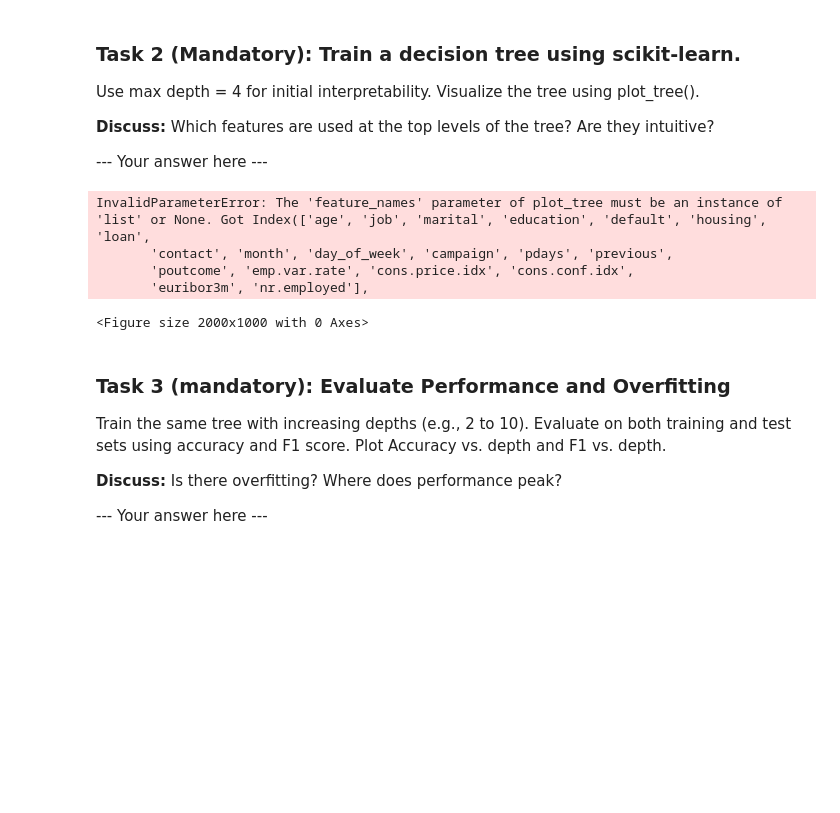
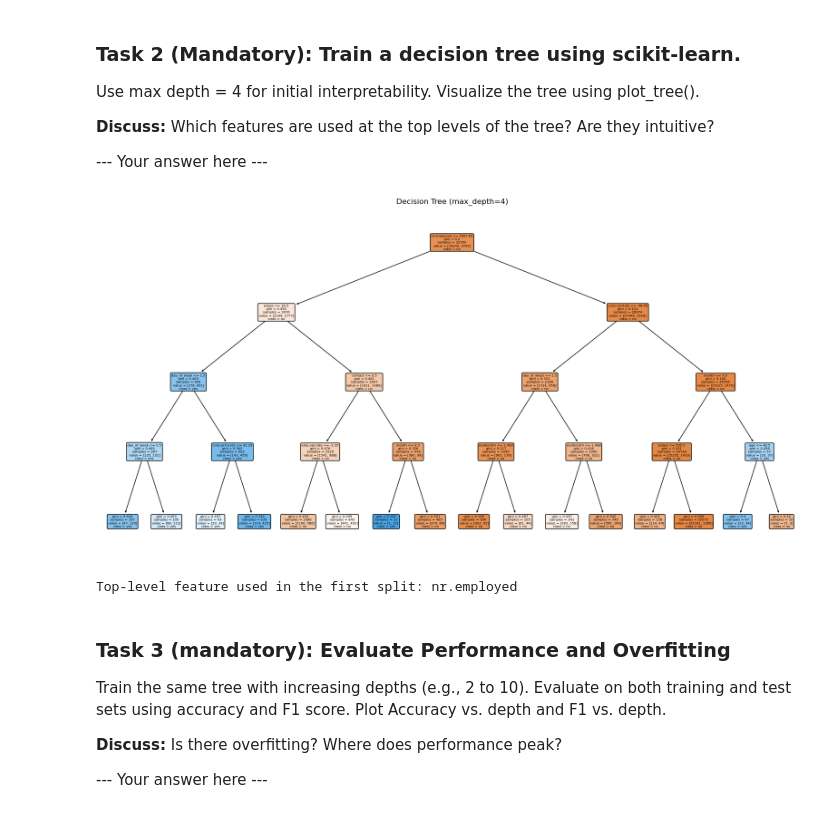
Before and after one commit to AakrishLama/MachineLearningModels, a Jupyter notebook: ModelsA3/username_A3.ipynb, the cells around one changed output. Saved outputs shown, nothing was run; the diff lists cells and outputs as text; code cells hidden in the pictures; blank space fills up the shorter version.

Commit message:
refactored decision tree

```diff
--- a/ModelsA3/username_A3.ipynb
+++ b/ModelsA3/username_A3.ipynb
@@ -135,50 +135,47 @@ import matplotlib.pyplot as plt
 file_path = '/Users/aakrishlama/Desktop/ML_2DV516/ML/ModelsA3/datasets/BankMarketing/bank-additional-full.csv'
 df = pd.read_csv(file_path, sep=';')
 
-# Step 2: Drop 'duration' (as it's not usable for real-time prediction)
+# Step 2: Drop 'duration' as it's not known before the call
 df = df.drop(columns=['duration'])
 
 # Step 3: Encode categorical variables using LabelEncoder
 df_encoded = df.copy()
 label_encoders = {}
 
 for column in df_encoded.columns:
     if df_encoded[column].dtype == 'object':
         le = LabelEncoder()
         df_encoded[column] = le.fit_transform(df_encoded[column])
         label_encoders[column] = le
 
 # Step 4: Define features (X) and target (y)
 X = df_encoded.drop(columns=['y'])
 y = df_encoded['y']
 
-# Step 5: Train-test split (optional for interpretability)
+# Step 5: Train-test split
 X_train, X_test, y_train, y_test = train_test_split(X, y, test_size=0.2, random_state=42)
 
-# Step 6: Train Decision Tree with max_depth=4
+# Step 6: Train the Decision Tree Classifier
 clf = DecisionTreeClassifier(max_depth=4, random_state=42)
 clf.fit(X_train, y_train)
 
 # Step 7: Visualize the decision tree
 plt.figure(figsize=(20, 10))
 plot_tree(
     clf,
-    feature_names=X.columns.tolist(),
-    class_names=label_encoders['y'].classes_,
+    feature_names=X.columns.tolist(),  # Convert Index to list
+    class_names=label_encoders['y'].classes_.tolist(),  # Convert array to list
     filled=True,
     rounded=True
 )
 plt.title("Decision Tree (max_depth=4)")
 plt.show()
 
-# Optional: Print top-level feature(s)
-print("\nTop-level feature used in the first split:", X.columns[clf.tree_.feature[0]])
+# Step 8: Print the root feature used in the first split
+print("Top-level feature used in the first split:", X.columns[clf.tree_.feature[0]])
 # %% [output]
+[figure, added]
-InvalidParameterError: The 'feature_names' parameter of plot_tree must be an instance of 'list' or None. Got Index(['age', 'job', 'marital', 'education', 'default', 'housing', 'loan',
-       'contact', 'month', 'day_of_week', 'campaign', 'pdays', 'previous',
-       'poutcome', 'emp.var.rate', 'cons.price.idx', 'cons.conf.idx',
-       'euribor3m', 'nr.employed'],
+Top-level feature used in the first split: nr.employed
-<Figure size 2000x1000 with 0 Axes>
 # %% [markdown]
 ### Task 3 (mandatory): Evaluate Performance and Overfitting
 Train the same tree with increasing depths (e.g., 2 to 10). Evaluate on both training and test sets using accuracy and F1 score. Plot Accuracy vs. depth and F1 vs. depth.
```
Also changed, not shown: parts of 1 cell of this notebook.
